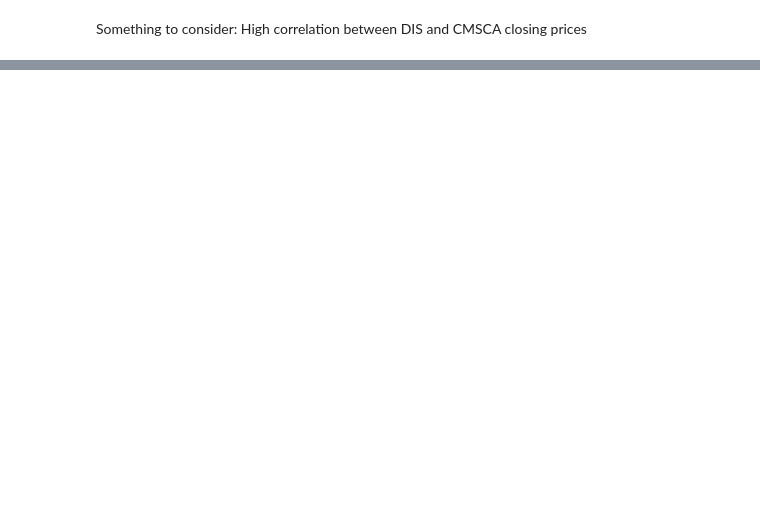
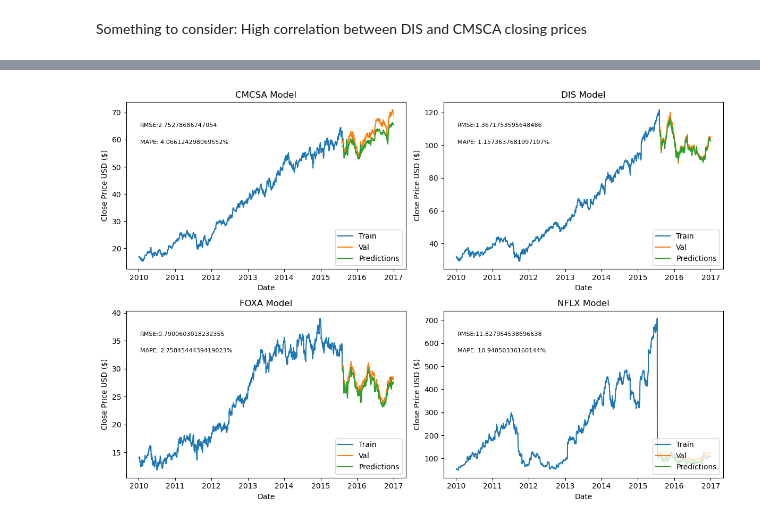
Before and after one commit to krausekeiii/MLAlgorithmTrading, a Jupyter notebook: src/LSTM.ipynb, the cells around one changed output, grey strips where cells are left out. Saved outputs shown, nothing was run; the diff lists cells and outputs as text; code cells hidden in the pictures; blank space fills up the shorter version.

Commit message:
Working LSTM

```diff
--- a/src/LSTM.ipynb
+++ b/src/LSTM.ipynb
@@ -125,4 +137,5 @@ def train_LSTM(data):
 # %%
-data_to_be_trained = data[data['symbol']=='NFLX']
-train_LSTM(data_to_be_trained)
+symbols = data['symbol'].unique()
+
+train_LSTM(data, symbols)
 # %% [output]
@@ -138,0 +154 @@ See the caveats in the documentation: https://pandas.pydata.org/pandas-docs/stab
+[figure, added]
```
Also changed, not shown: parts of 13 cells of this notebook, 3 other files.
